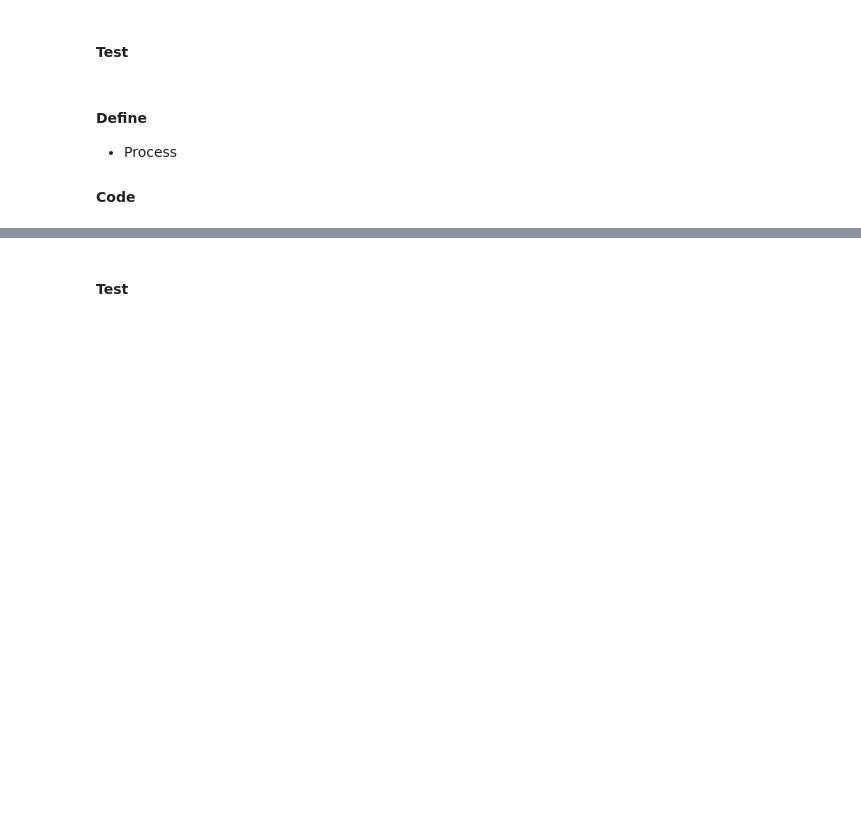
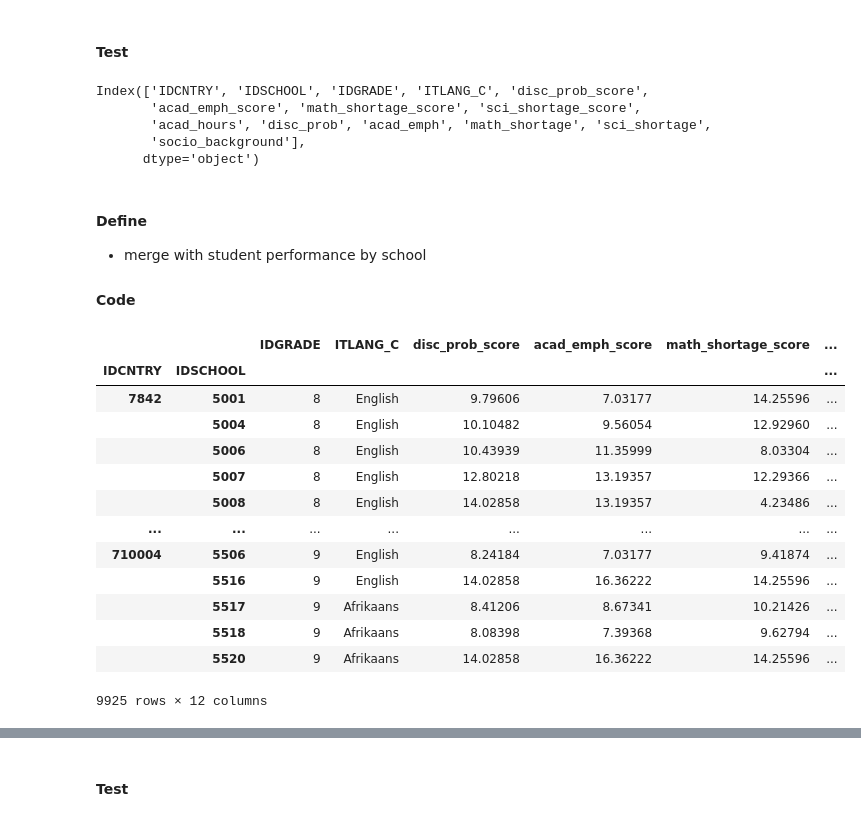
Before and after one commit to sjhaluck/TIMSS-Data-Science, a Jupyter notebook: TIMSS Exploration.ipynb, the cells around one changed output, grey strips where cells are left out. Cells and saved outputs as stored; diff of their text form; code cells hidden in the pictures; blank space fills up the shorter version.

```diff
--- a/TIMSS Exploration.ipynb
+++ b/TIMSS Exploration.ipynb
@@ -1082,7 +1078,35 @@ dtype: object
+# %%
+school_col_dict = {'BCBGDAS':'disc_prob_score','BCBGEAS':'acad_emph_score','BCBGMRS':'math_shortage_score','BCBGSRS':'sci_shortage_score','BCDGTIHY':'acad_hours'}
+school.rename(columns=school_col_dict,inplace=True)
 # %% [markdown]
 #### Test
+# %%
+school.columns
+# %% [output]
+Index(['IDCNTRY', 'IDSCHOOL', 'IDGRADE', 'ITLANG_C', 'disc_prob_score',
+       'acad_emph_score', 'math_shortage_score', 'sci_shortage_score',
+       'acad_hours', 'disc_prob', 'acad_emph', 'math_shortage', 'sci_shortage',
+       'socio_background'],
+      dtype='object')
 # %% [markdown]
 #### Define
-* Process
+* merge with student performance by school
 
 #### Code
+# %%
+school.set_index(['IDCNTRY','IDSCHOOL'])
+# %% [output]
+|  |  | IDGRADE | ITLANG_C | disc_prob_score | acad_emph_score | math_shortage_score | ... |
+| IDCNTRY | IDSCHOOL |  |  |  |  |  | ... |
+| 7842 | 5001 | 8 | English | 9.79606 | 7.03177 | 14.25596 | ... |
+|  | 5004 | 8 | English | 10.10482 | 9.56054 | 12.92960 | ... |
+|  | 5006 | 8 | English | 10.43939 | 11.35999 | 8.03304 | ... |
+|  | 5007 | 8 | English | 12.80218 | 13.19357 | 12.29366 | ... |
+|  | 5008 | 8 | English | 14.02858 | 13.19357 | 4.23486 | ... |
+| ... | ... | ... | ... | ... | ... | ... | ... |
+| 710004 | 5506 | 9 | English | 8.24184 | 7.03177 | 9.41874 | ... |
+|  | 5516 | 9 | English | 14.02858 | 16.36222 | 14.25596 | ... |
+|  | 5517 | 9 | Afrikaans | 8.41206 | 8.67341 | 10.21426 | ... |
+|  | 5518 | 9 | Afrikaans | 8.08398 | 7.39368 | 9.62794 | ... |
+|  | 5520 | 9 | Afrikaans | 14.02858 | 16.36222 | 14.25596 | ... |
+9925 rows × 12 columns
```
Also changed, not shown: parts of 13 cells of this notebook.
